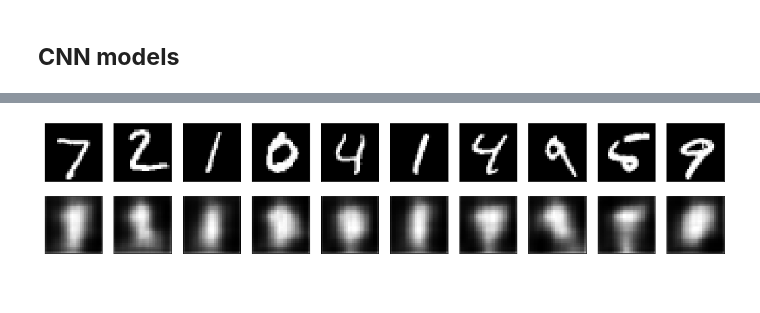
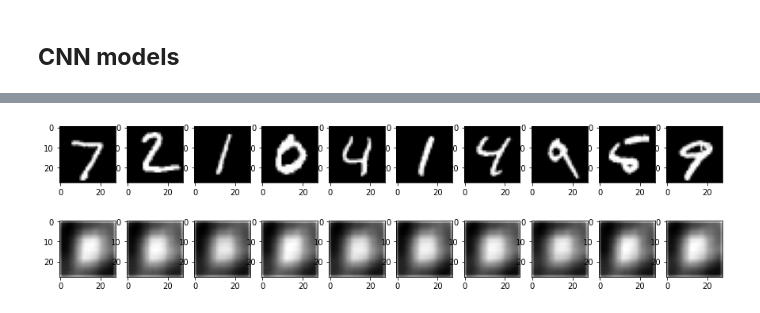
Before and after one commit to shivam-kislay/ATMTransaction, a Jupyter notebook: ShivamKislayAssignment.ipynb, the cells around one changed output, grey strips where cells are left out. Cells and saved outputs as stored; diff of their text form; code cells hidden in the pictures.

```diff
--- a/ShivamKislayAssignment.ipynb
+++ b/ShivamKislayAssignment.ipynb
@@ -433 +423,14 @@ Epoch 50/50
 <tensorflow.python.keras.callbacks.History at 0x...>
+# %%
+out_img = autoencoder.predict(x_test)
+# %%
+n = 10
+plt.figure(figsize=(15,4))
+for i in range(n):
+  ax = plt.subplot(2,n,i+1)
+  plt.imshow(x_test[i].reshape(28,28))
+
+  ax = plt.subplot(2,n,i+1+n)
+  plt.imshow(out_img[i].reshape(28,28))
+
+plt.show()
@@ -433,0 +486,4 @@ Epoch 50/50
+# %%
+autoencoder.fit(x_train, x_train, epochs=50, batch_size=128,
+                shuffle=True, validation_data=(x_test, x_test),
+                callbacks=[tf.keras.callbacks.TensorBoard(log_dir='./tmp/autoencoder')])
@@ -434,22 +509,14 @@ Epoch 50/50
 # %%
-decoded_imgs = autoencoder.predict(x_test)
+out_img2 = autoencoder.predict(x_test)
 n = 10
-plt.figure(figsize=(20, 4))
+plt.figure(figsize=(15,4))
 for i in range(n):
+  ax = plt.subplot(2,n,i+1)
+  plt.imshow(x_test[i].reshape(28,28))
 
-    # original
-    ax = plt.subplot(2, n, i+1)
-    plt.imshow(x_test[i].reshape(28, 28))
-    plt.gray()
-    ax.get_xaxis().set_visible(False)
-    ax.get_yaxis().set_visible(False)
+  ax = plt.subplot(2,n,i+1+n)
+  plt.imshow(out_img2[i].reshape(28,28))
 
-    # reconstruction
-    ax = plt.subplot(2, n, i + 1 + n)
-    plt.imshow(decoded_imgs[i].reshape(28, 28))
-    plt.gray()
-    ax.get_xaxis().set_visible(False)
-    ax.get_yaxis().set_visible(False)
 plt.show()
 # %% [output]
-[figure, old version]
+[figure, new version]
```
Also changed, not shown: parts of 17 cells of this notebook.
